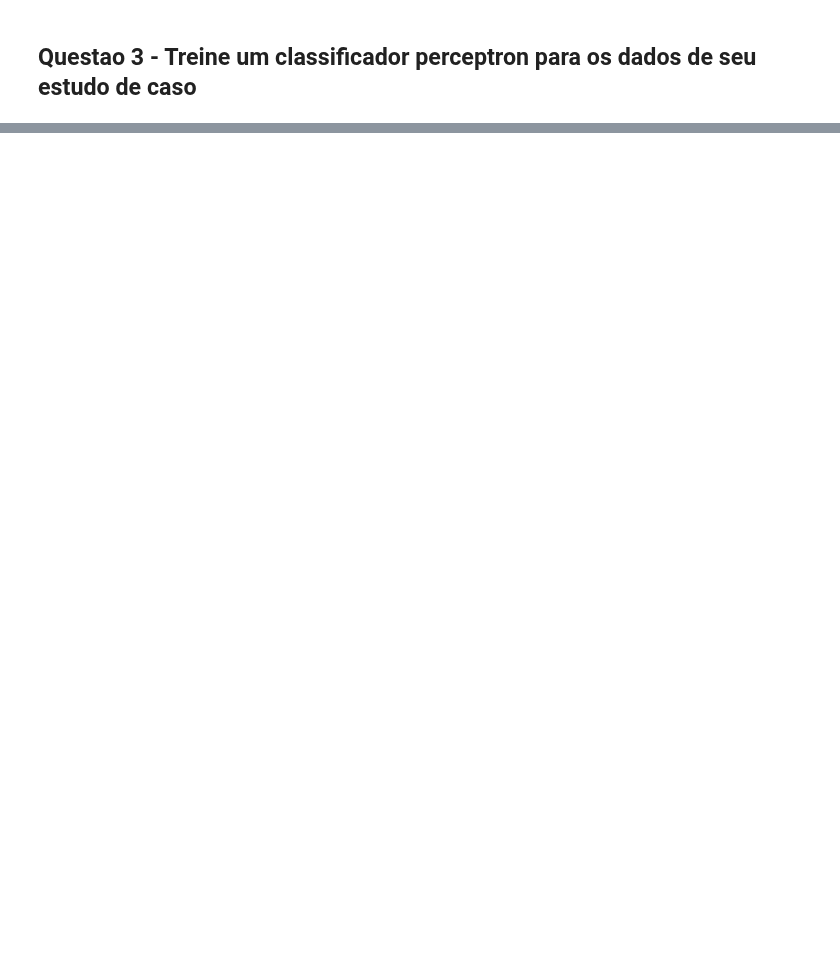
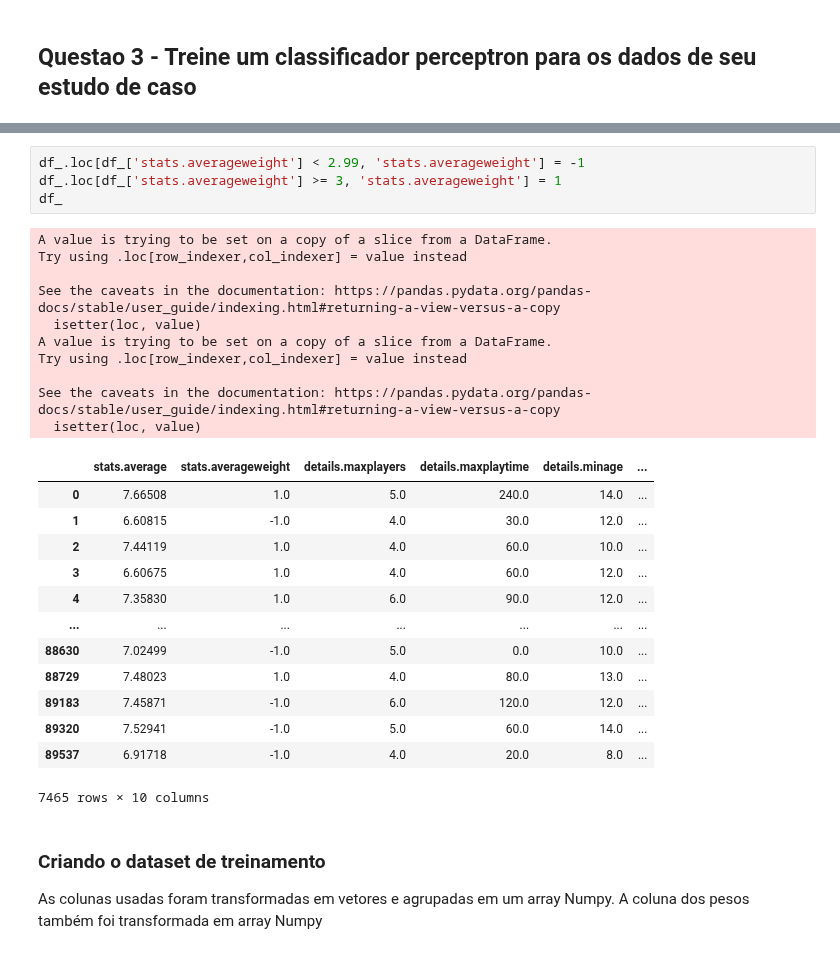
Before and after one commit to romulofff/BoardGameGeekAnalysis, a Jupyter notebook: trabalho02.ipynb, the cells around one changed output, grey strips where cells are left out. Saved outputs shown, nothing was run; the diff lists cells and outputs as text; blank space fills up the shorter version.

```diff
--- a/trabalho02.ipynb
+++ b/trabalho02.ipynb
@@ -109,0 +259,32 @@ accuracy(original, predicted)
+# %%
+df_.loc[df_['stats.averageweight'] < 2.99, 'stats.averageweight'] = -1
+df_.loc[df_['stats.averageweight'] >= 3, 'stats.averageweight'] = 1
+df_
+# %% [output]
+A value is trying to be set on a copy of a slice from a DataFrame.
+Try using .loc[row_indexer,col_indexer] = value instead
+
+See the caveats in the documentation: https://pandas.pydata.org/pandas-docs/stable/user_guide/indexing.html#returning-a-view-versus-a-copy
+  isetter(loc, value)
+A value is trying to be set on a copy of a slice from a DataFrame.
+Try using .loc[row_indexer,col_indexer] = value instead
+
+See the caveats in the documentation: https://pandas.pydata.org/pandas-docs/stable/user_guide/indexing.html#returning-a-view-versus-a-copy
+  isetter(loc, value)
+|  | stats.average | stats.averageweight | details.maxplayers | details.maxplaytime | details.minage | ... |
+| 0 | 7.66508 | 1.0 | 5.0 | 240.0 | 14.0 | ... |
+| 1 | 6.60815 | -1.0 | 4.0 | 30.0 | 12.0 | ... |
+| 2 | 7.44119 | 1.0 | 4.0 | 60.0 | 10.0 | ... |
+| 3 | 6.60675 | 1.0 | 4.0 | 60.0 | 12.0 | ... |
+| 4 | 7.35830 | 1.0 | 6.0 | 90.0 | 12.0 | ... |
+| ... | ... | ... | ... | ... | ... | ... |
+| 88630 | 7.02499 | -1.0 | 5.0 | 0.0 | 10.0 | ... |
+| 88729 | 7.48023 | 1.0 | 4.0 | 80.0 | 13.0 | ... |
+| 89183 | 7.45871 | -1.0 | 6.0 | 120.0 | 12.0 | ... |
+| 89320 | 7.52941 | -1.0 | 5.0 | 60.0 | 14.0 | ... |
+| 89537 | 6.91718 | -1.0 | 4.0 | 20.0 | 8.0 | ... |
+7465 rows × 10 columns
+# %% [markdown]
+### Criando o dataset de treinamento
+As colunas usadas foram transformadas em vetores e agrupadas em um array Numpy.
+A coluna dos pesos também foi transformada em array Numpy
```
Also changed, not shown: parts of 34 cells of this notebook.
